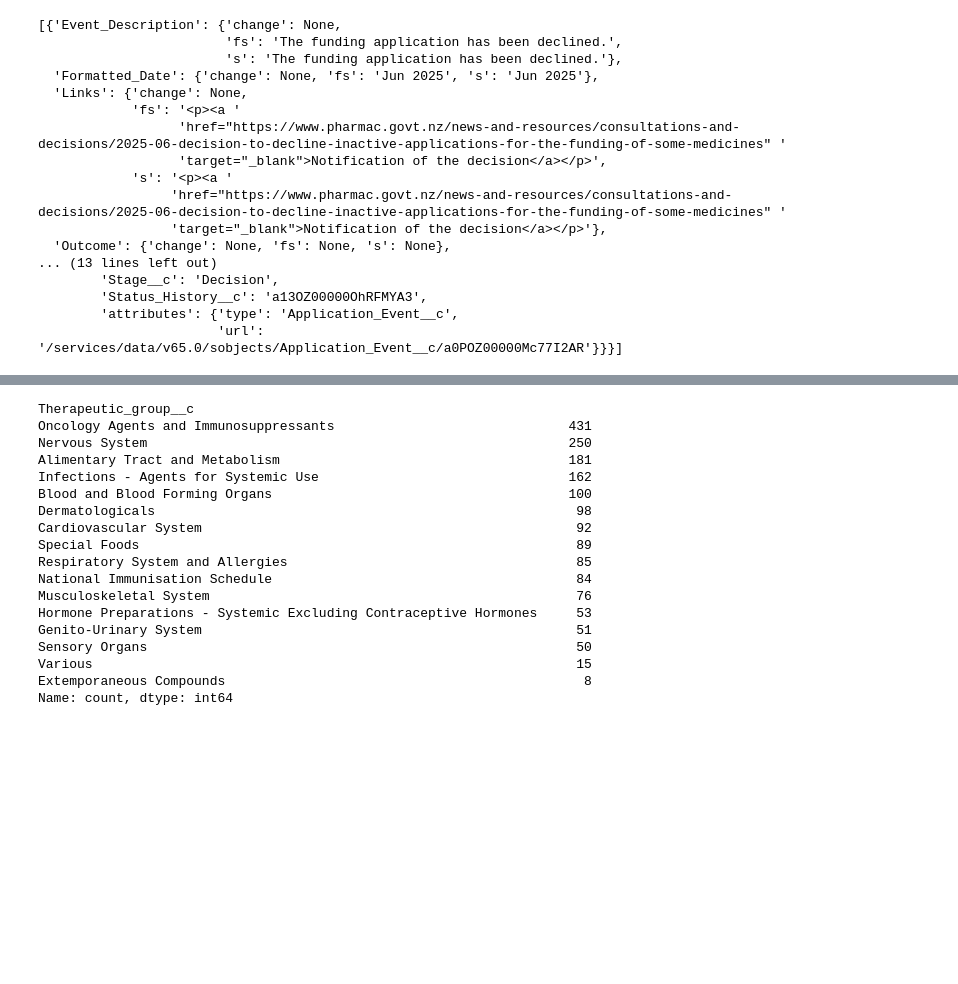
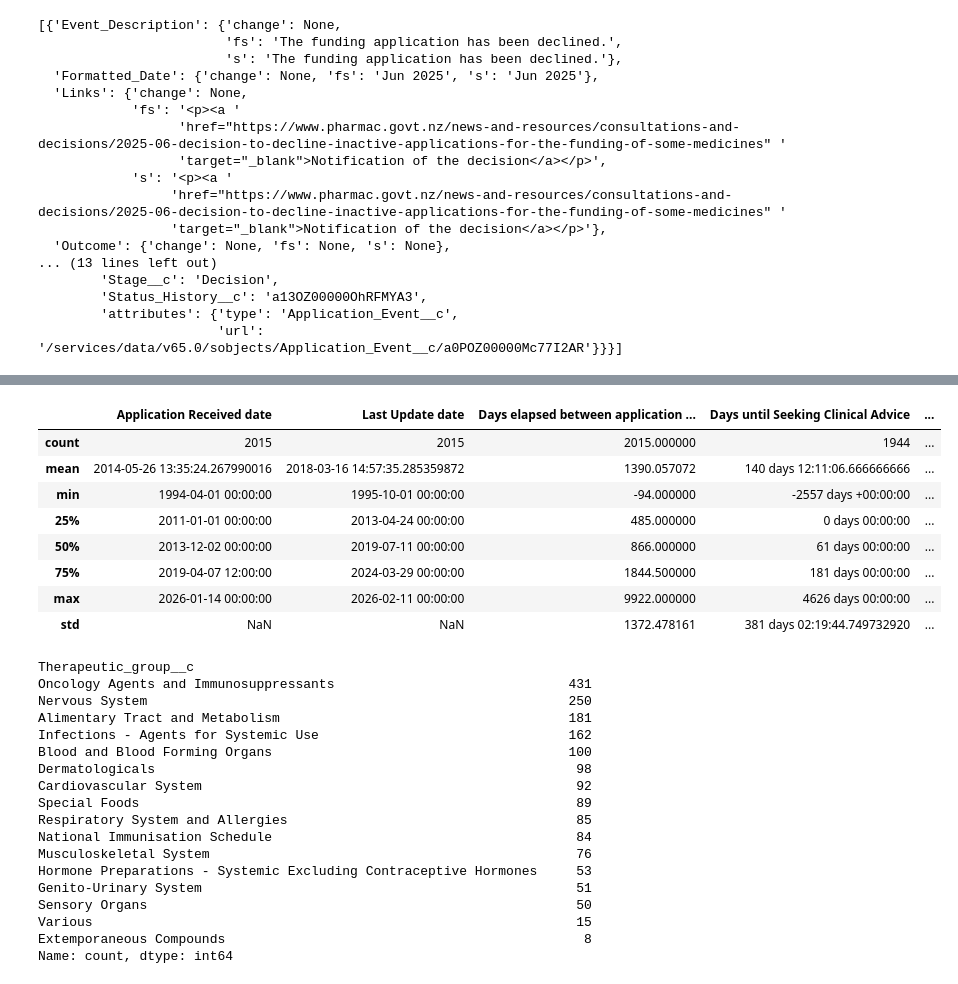
Before and after one commit to UoA-eResearch/pharmac, a Jupyter notebook: join_data.ipynb, the cells around one changed output, grey strips where cells are left out. Saved outputs shown, nothing was run; the diff lists cells and outputs as text; code cells hidden in the pictures; blank space fills up the shorter version.

```diff
--- a/join_data.ipynb
+++ b/join_data.ipynb
@@ -145,3 +118,15 @@ df[cols]
+# %%
+df.describe()
+# %% [output]
+|  | Application Received date | Last Update date | Days elapsed between application ... | Days until Seeking Clinical Advice | ... |
+| count | 2015 | 2015 | 2015.000000 | 1944 | ... |
+| mean | 2014-05-26 13:35:24.267990016 | 2018-03-16 14:57:35.285359872 | 1390.057072 | 140 days 12:11:06.666666666 | ... |
+| min | 1994-04-01 00:00:00 | 1995-10-01 00:00:00 | -94.000000 | -2557 days +00:00:00 | ... |
+| 25% | 2011-01-01 00:00:00 | 2013-04-24 00:00:00 | 485.000000 | 0 days 00:00:00 | ... |
+| 50% | 2013-12-02 00:00:00 | 2019-07-11 00:00:00 | 866.000000 | 61 days 00:00:00 | ... |
+| 75% | 2019-04-07 12:00:00 | 2024-03-29 00:00:00 | 1844.500000 | 181 days 00:00:00 | ... |
+| max | 2026-01-14 00:00:00 | 2026-02-11 00:00:00 | 9922.000000 | 4626 days 00:00:00 | ... |
+| std | NaN | NaN | 1372.478161 | 381 days 02:19:44.749732920 | ... |
 # %%
 df.Therapeutic_group__c.value_counts().head(20)
 # %% [output]
```
Also changed, not shown: parts of 11 cells of this notebook, 1 other file.
